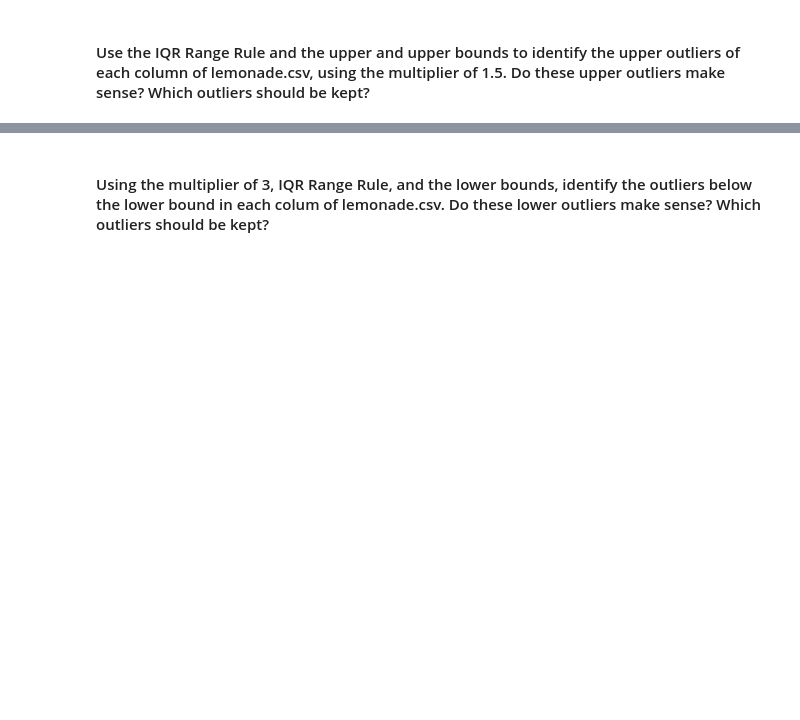
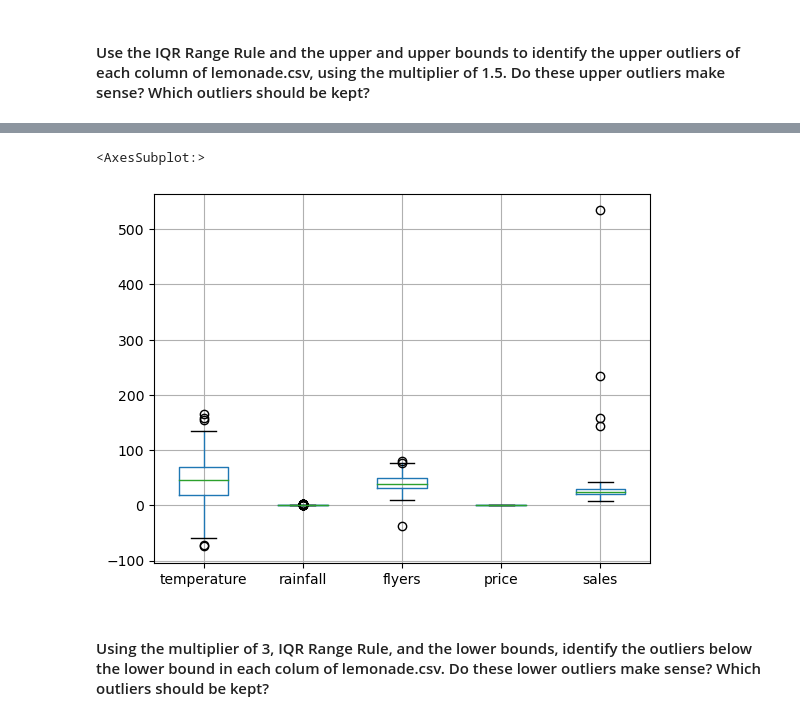
Before and after one commit to rosendo-lugo/anomaly-detection-exercises, a Jupyter notebook: continuous_probabilistic_methods.ipynb, the cells around one changed output, grey strips where cells are left out. Cells and saved outputs as stored; diff of their text form; code cells hidden in the pictures; blank space fills up the shorter version.

```diff
--- a/continuous_probabilistic_methods.ipynb
+++ b/continuous_probabilistic_methods.ipynb
@@ -54,6 +64,10 @@ data shape: (365, 7)
 | flyers | int64 | 0 | 0.0 | 63 | 365.0 | 40.10411 | 13.786445 | -38.0 | 31.0 | 39.0 | 49.0 | ... |
 | price | float64 | 0 | 0.0 | 1 | 365.0 | 0.5 | 0.0 | 0.5 | 0.5 | 0.5 | 0.5 | ... |
 | sales | int64 | 0 | 0.0 | 39 | 365.0 | 27.865753 | 30.948132 | 7.0 | 20.0 | 25.0 | 30.0 | ... |
+# %%
+df.date = df.date.astype('datetime64')
+# %%
+df = df.set_index('date')
 # %% [markdown]
 #### Use the IQR Range Rule and the upper and lower bounds to identify the lower outliers of each column of lemonade.csv, using the multiplier of 1.5. Do these lower outliers make sense? Which outliers should be kept?
 # %%
@@ -136,2 +174,7 @@ def get_outliers_col(df):
+# %%
+df.boxplot()
+# %% [output]
+<AxesSubplot:>
+[figure, added]
 # %% [markdown]
 #### Using the multiplier of 3, IQR Range Rule, and the lower bounds, identify the outliers below the lower bound in each colum of lemonade.csv. Do these lower outliers make sense? Which outliers should be kept?
```
Also changed, not shown: parts of 26 cells of this notebook, 4 other files.
